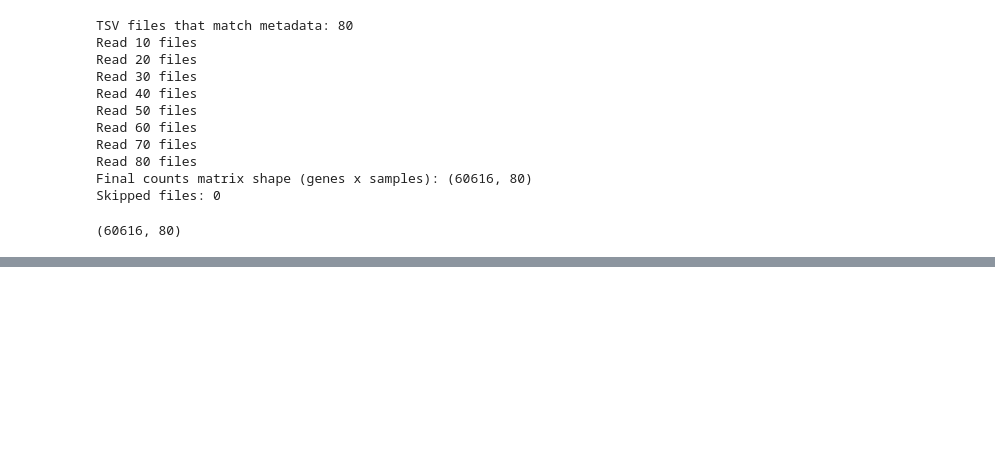
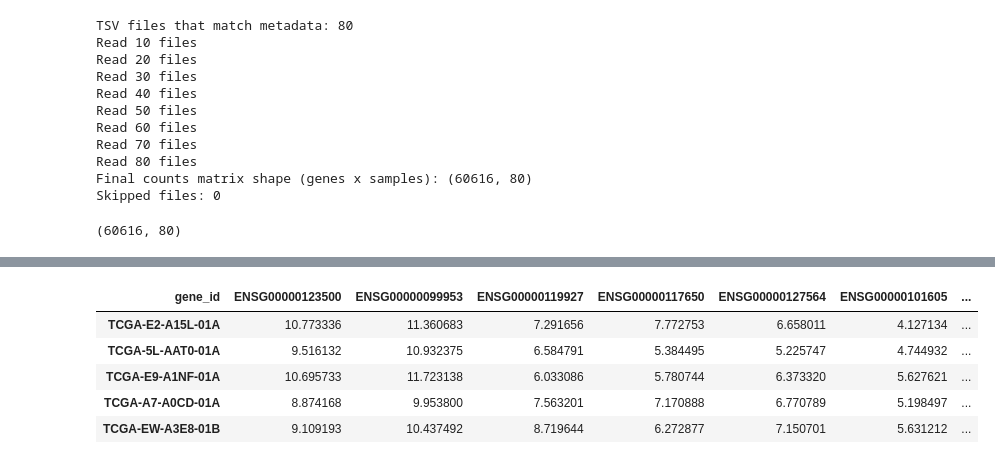
Before and after one commit to akhileshkumbhar05-ui/bioinformatics-course-project, a Jupyter notebook: Bioinformatics_Course_Project.ipynb, the cells around one changed output, grey strips where cells are left out. Cells and saved outputs as stored; diff of their text form; code cells hidden in the pictures; blank space fills up the shorter version.

```diff
--- a/Bioinformatics_Course_Project.ipynb
+++ b/Bioinformatics_Course_Project.ipynb
@@ -369,0 +892,88 @@ meta.to_csv("tcga_brca_star_metadata.csv", index=False)
+# %%
+# ============================================
+# A. Prepare features (genes + pathways + y)
+# ============================================
+
+TOP_N_GENES = 100
+
+# ----------------------------------------------------
+# 0) Rebuild labels so that indices match sample IDs
+#    in counts_filt / X_genes / X_pathways
+# ----------------------------------------------------
+# meta should still have a column 'sample_submitter_id'
+# and a column 'sample_type' (Primary Tumor / Solid Tissue Normal)
+
+meta_lbl = meta.set_index("sample_submitter_id")
+
+# Use the same samples (columns) as in counts_filt
+sample_ids = counts_filt.columns.astype(str)
+
+y = meta_lbl.loc[sample_ids, "sample_type"].map(
+    {"Solid Tissue Normal": 0, "Primary Tumor": 1}
+)
+
+# Drop any samples that didn’t map cleanly
+y = y.dropna().astype(int)
+print("Label counts:\n", y.value_counts())
+
+# ----------------------------------------------------
+# 1) Top-N DE genes (global ranking) → X_genes
+# ----------------------------------------------------
+de_sorted = (
+    res_df
+    .dropna(subset=["padj"])
+    .sort_values("padj")
+)
+
+top_genes = de_sorted.index[:TOP_N_GENES]
+print("Top genes:", len(top_genes))
+
+# counts_filt: genes x samples → log1p + transpose → samples x genes
+X_genes = np.log1p(counts_filt.loc[top_genes]).T
+print("X_genes initial shape (samples x genes):", X_genes.shape)
+
+# ----------------------------------------------------
+# 2) Pathway features from Hallmark sets → X_pathways
+# ----------------------------------------------------
+# expr_for_ssgsea: genes (symbols) x samples, same samples as counts_filt
+expr_log = np.log1p(expr_for_ssgsea)
+
+pathway_means = {}
+MIN_GENES_PER_SET = 10  # require at least this many genes per pathway
+
+for set_name, genes in HALLMARK_SETS.items():
+    genes_in_expr = expr_log.index.intersection(genes)
+    if len(genes_in_expr) < MIN_GENES_PER_SET:
+        continue  # skip tiny pathways
+
+    # mean log expression across genes in the set for each sample
+    pathway_means[set_name] = expr_log.loc[genes_in_expr].mean(axis=0)
+
+# samples x pathways
+X_pathways = pd.DataFrame(pathway_means)
+print("X_pathways raw shape (samples x pathways):", X_pathways.shape)
+
+# ----------------------------------------------------
+# 3) Align samples across y, X_genes, X_pathways
+# ----------------------------------------------------
+common_samples = (
+    y.index
+    .intersection(X_genes.index)
+    .intersection(X_pathways.index)
+)
+
+print("Number of common samples across y, X_genes, X_pathways:", len(common_samples))
+
+X_genes = X_genes.loc[common_samples]
+X_pathways = X_pathways.loc[common_samples]
+y = y.loc[common_samples]
+
+print("Final shapes after alignment:")
+print("  X_genes    :", X_genes.shape)
+print("  X_pathways :", X_pathways.shape)
+print("  y          :", y.shape)
+
+display(X_genes.head())
+display(X_pathways.head())
+print("Final label counts:\n", y.value_counts())
+# %% [output]
@@ -369,0 +993,6 @@ meta.to_csv("tcga_brca_star_metadata.csv", index=False)
+| gene_id | ENSG00000123500 | ENSG00000099953 | ENSG00000119927 | ENSG00000117650 | ENSG00000127564 | ENSG00000101605 | ... |
+| TCGA-E2-A15L-01A | 10.773336 | 11.360683 | 7.291656 | 7.772753 | 6.658011 | 4.127134 | ... |
+| TCGA-5L-AAT0-01A | 9.516132 | 10.932375 | 6.584791 | 5.384495 | 5.225747 | 4.744932 | ... |
+| TCGA-E9-A1NF-01A | 10.695733 | 11.723138 | 6.033086 | 5.780744 | 6.373320 | 5.627621 | ... |
+| TCGA-A7-A0CD-01A | 8.874168 | 9.953800 | 7.563201 | 7.170888 | 6.770789 | 5.198497 | ... |
+| TCGA-EW-A3E8-01B | 9.109193 | 10.437492 | 8.719644 | 6.272877 | 7.150701 | 5.631212 | ... |
```
Also changed, not shown: parts of 21 cells of this notebook.
